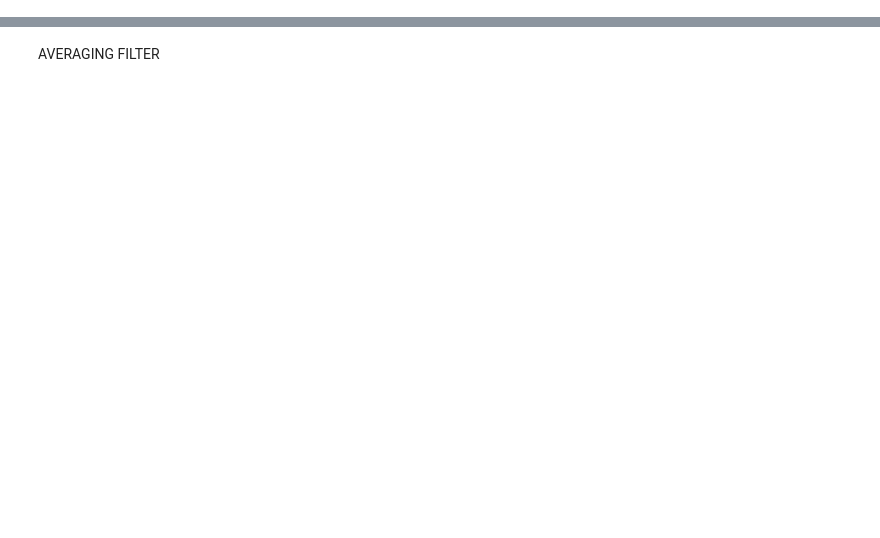
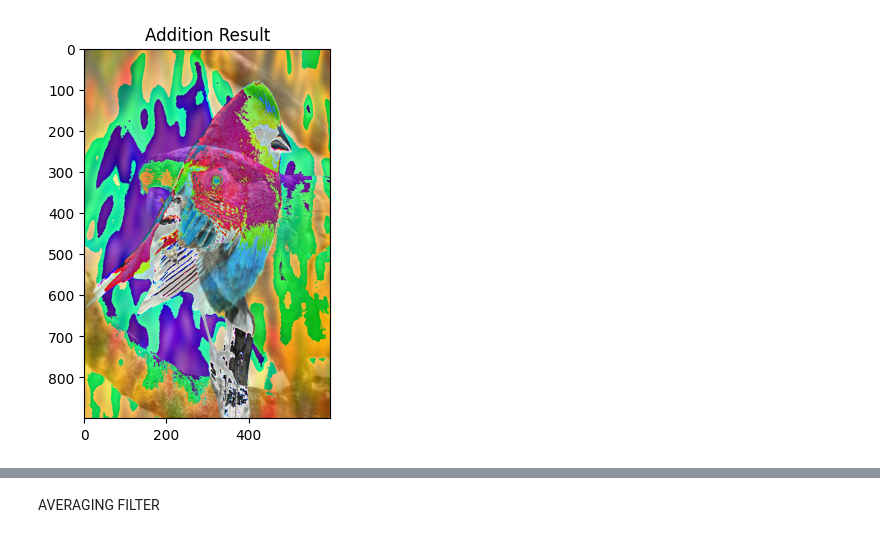
Before and after one commit to Parthiba-Mukhopadhyay/Machine-Vision, a Jupyter notebook: spatial_filters.ipynb, the cells around one changed output, grey strips where cells are left out. Cells and saved outputs as stored; diff of their text form; code cells hidden in the pictures; blank space fills up the shorter version.

```diff
--- a/spatial_filters.ipynb
+++ b/spatial_filters.ipynb
@@ -4,0 +18,12 @@ from IPython.display import Image
+# %%
+def image_addition(img1, img2):
+    # Ensure images have the same shape
+    assert img1.shape == img2.shape, "Images must have the same shape for addition."
+
+    # Perform addition
+    result_img = img1 + img2
+
+    # Clip values to ensure they are within the valid range [0, 255]
+    result_img = np.clip(result_img, 0, 255)
+
+    return result_img.astype(np.uint8)
@@ -4,0 +58,9 @@ from IPython.display import Image
+# %%
+result_addition = image_addition(img1, img2)
+result_subtraction = image_subtraction(img1, img2)
+# %%
+plt.imshow(result_addition)
+plt.title("Addition Result")
+plt.show()
+# %% [output]
+[figure, added]
```
Also changed, not shown: parts of 24 cells of this notebook, 11 other files.
